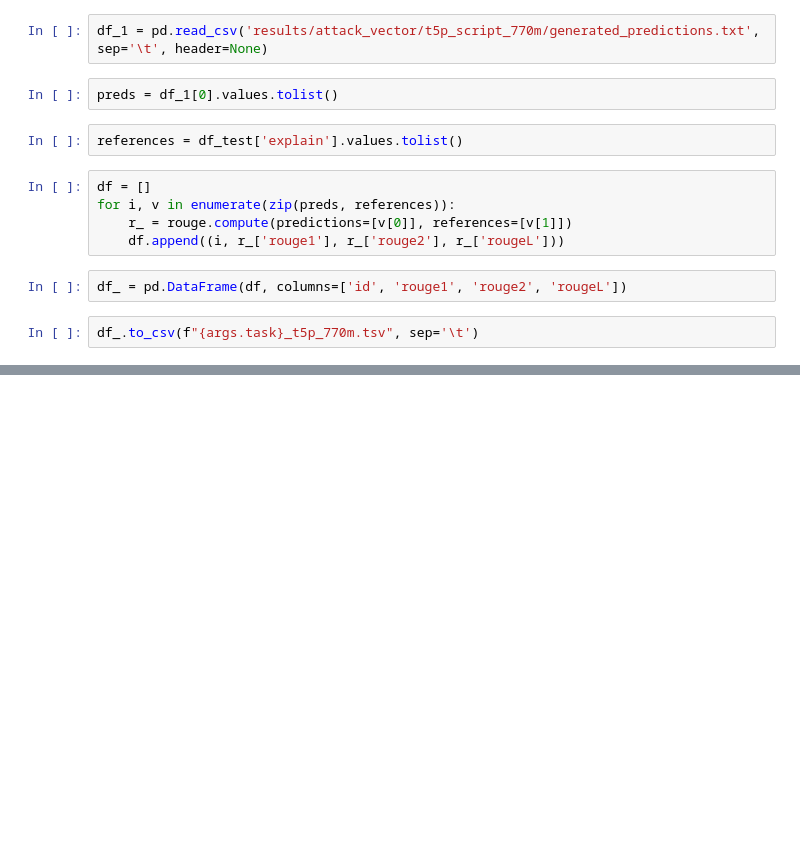
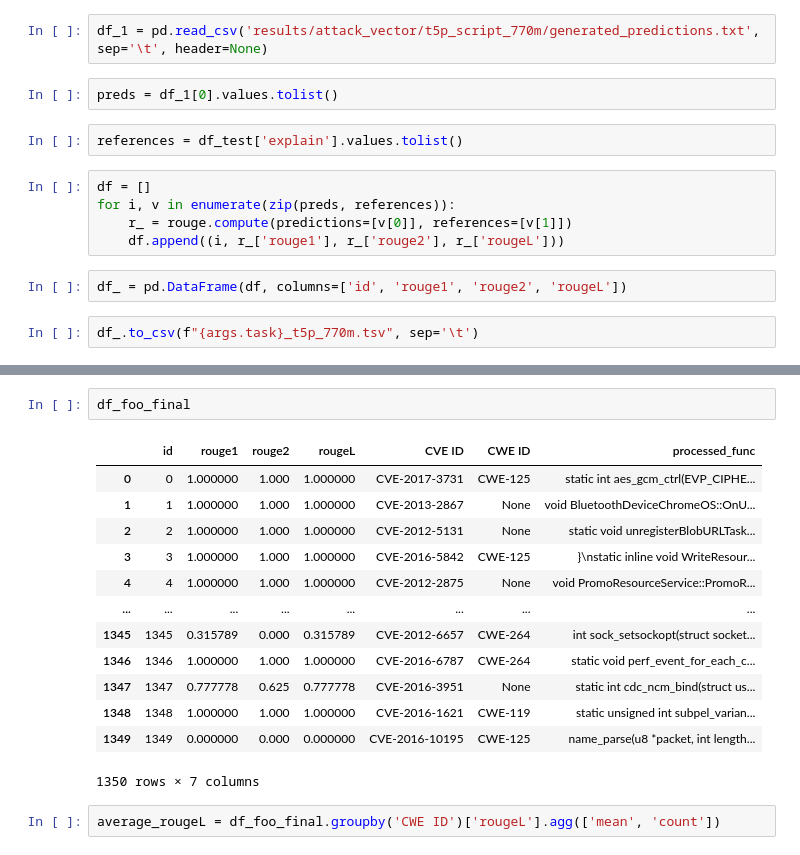
Before and after one commit to quy-ng/vulexplain-internal-external-reason, a Jupyter notebook: t5p_770m_seq2seq_attack_vector.ipynb, the cells around one changed output, grey strips where cells are left out. Saved outputs shown, nothing was run; the diff lists cells and outputs as text; blank space fills up the shorter version.

```diff
--- a/t5p_770m_seq2seq_attack_vector.ipynb
+++ b/t5p_770m_seq2seq_attack_vector.ipynb
@@ -53,0 +171,18 @@ df_.to_csv(f"{args.task}_t5p_770m.tsv", sep='\t')
+# %%
+df_foo_final
+# %% [output]
+|  | id | rouge1 | rouge2 | rougeL | CVE ID | CWE ID | processed_func |
+| 0 | 0 | 1.000000 | 1.000 | 1.000000 | CVE-2017-3731 | CWE-125 | static int aes_gcm_ctrl(EVP_CIPHE... |
+| 1 | 1 | 1.000000 | 1.000 | 1.000000 | CVE-2013-2867 | None | void BluetoothDeviceChromeOS::OnU... |
+| 2 | 2 | 1.000000 | 1.000 | 1.000000 | CVE-2012-5131 | None | static void unregisterBlobURLTask... |
+| 3 | 3 | 1.000000 | 1.000 | 1.000000 | CVE-2016-5842 | CWE-125 | }\nstatic inline void WriteResour... |
+| 4 | 4 | 1.000000 | 1.000 | 1.000000 | CVE-2012-2875 | None | void PromoResourceService::PromoR... |
+| ... | ... | ... | ... | ... | ... | ... | ... |
+| 1345 | 1345 | 0.315789 | 0.000 | 0.315789 | CVE-2012-6657 | CWE-264 | int sock_setsockopt(struct socket... |
+| 1346 | 1346 | 1.000000 | 1.000 | 1.000000 | CVE-2016-6787 | CWE-264 | static void perf_event_for_each_c... |
+| 1347 | 1347 | 0.777778 | 0.625 | 0.777778 | CVE-2016-3951 | None | static int cdc_ncm_bind(struct us... |
+| 1348 | 1348 | 1.000000 | 1.000 | 1.000000 | CVE-2016-1621 | CWE-119 | static unsigned int subpel_varian... |
+| 1349 | 1349 | 0.000000 | 0.000 | 0.000000 | CVE-2016-10195 | CWE-125 | name_parse(u8 *packet, int length... |
+1350 rows × 7 columns
+# %%
+average_rougeL = df_foo_final.groupby('CWE ID')['rougeL'].agg(['mean', 'count'])
```
Also changed, not shown: parts of 24 cells of this notebook, 7 other files.
